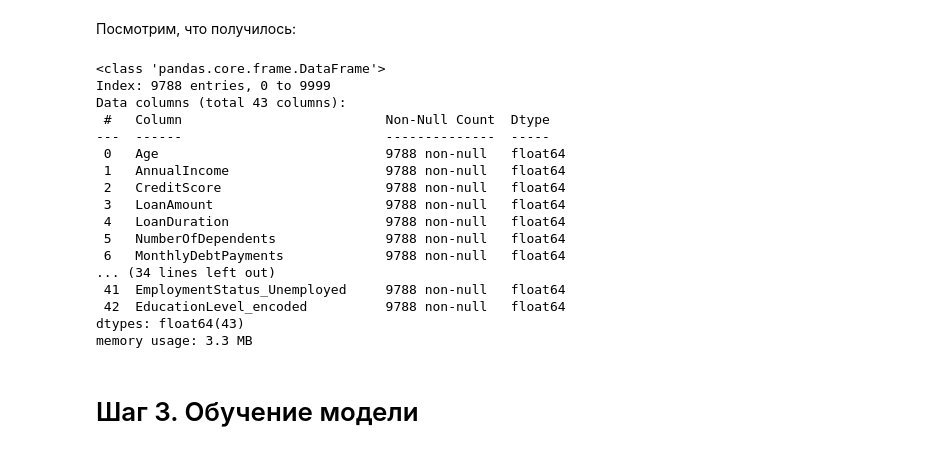
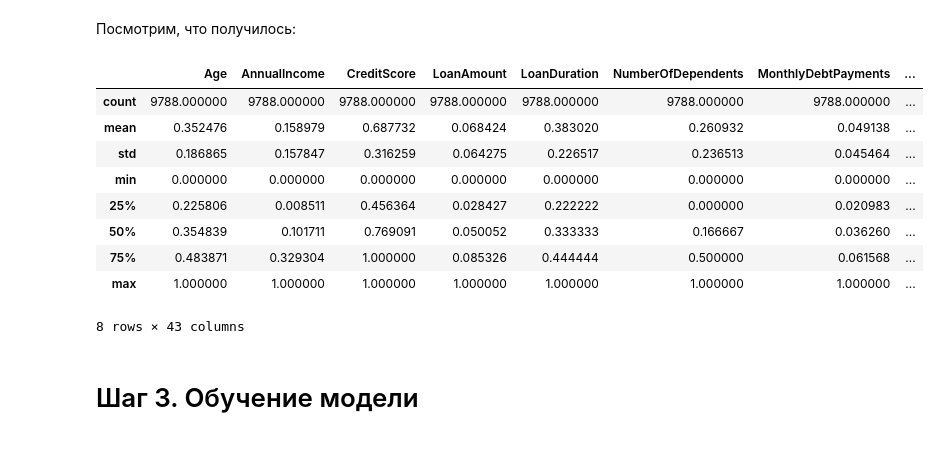
Before and after one commit to TPShipilova/ML_5sem, a Jupyter notebook: 2/2lab_1contest.ipynb, the cells around one changed output. Cells and saved outputs as stored; diff of their text form; code cells hidden in the pictures.

```diff
--- a/2/2lab_1contest.ipynb
+++ b/2/2lab_1contest.ipynb
@@ -196,25 +196,18 @@ df[cols_to_normalize] = scaler.fit_transform(df[cols_to_normalize])
 # %% [markdown]
 Посмотрим, что получилось:
 # %%
-df.info()
+df.describe()
 # %% [output]
+|  | Age | AnnualIncome | CreditScore | LoanAmount | LoanDuration | NumberOfDependents | MonthlyDebtPayments | ... |
+| count | 9788.000000 | 9788.000000 | 9788.000000 | 9788.000000 | 9788.000000 | 9788.000000 | 9788.000000 | ... |
+| mean | 0.352476 | 0.158979 | 0.687732 | 0.068424 | 0.383020 | 0.260932 | 0.049138 | ... |
+| std | 0.186865 | 0.157847 | 0.316259 | 0.064275 | 0.226517 | 0.236513 | 0.045464 | ... |
+| min | 0.000000 | 0.000000 | 0.000000 | 0.000000 | 0.000000 | 0.000000 | 0.000000 | ... |
+| 25% | 0.225806 | 0.008511 | 0.456364 | 0.028427 | 0.222222 | 0.000000 | 0.020983 | ... |
+| 50% | 0.354839 | 0.101711 | 0.769091 | 0.050052 | 0.333333 | 0.166667 | 0.036260 | ... |
+| 75% | 0.483871 | 0.329304 | 1.000000 | 0.085326 | 0.444444 | 0.500000 | 0.061568 | ... |
+| max | 1.000000 | 1.000000 | 1.000000 | 1.000000 | 1.000000 | 1.000000 | 1.000000 | ... |
-<class 'pandas.core.frame.DataFrame'>
-Index: 9788 entries, 0 to 9999
-Data columns (total 43 columns):
- #   Column                          Non-Null Count  Dtype
----  ------                          --------------  -----
- 0   Age                             9788 non-null   float64
- 1   AnnualIncome                    9788 non-null   float64
- 2   CreditScore                     9788 non-null   float64
- 3   LoanAmount                      9788 non-null   float64
- 4   LoanDuration                    9788 non-null   float64
- 5   NumberOfDependents              9788 non-null   float64
- 6   MonthlyDebtPayments             9788 non-null   float64
-... (34 lines left out)
- 41  EmploymentStatus_Unemployed     9788 non-null   float64
- 42  EducationLevel_encoded          9788 non-null   float64
-dtypes: float64(43)
-memory usage: 3.3 MB
+8 rows × 43 columns
 # %% [markdown]
 # Шаг 3. Обучение модели
 # %% [markdown]
```
